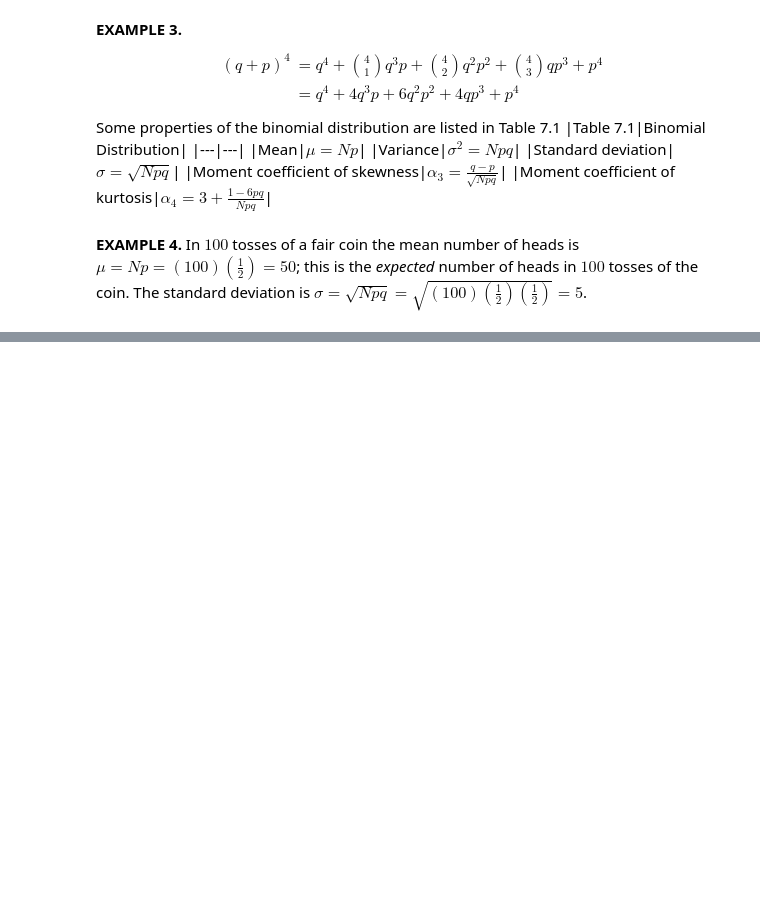
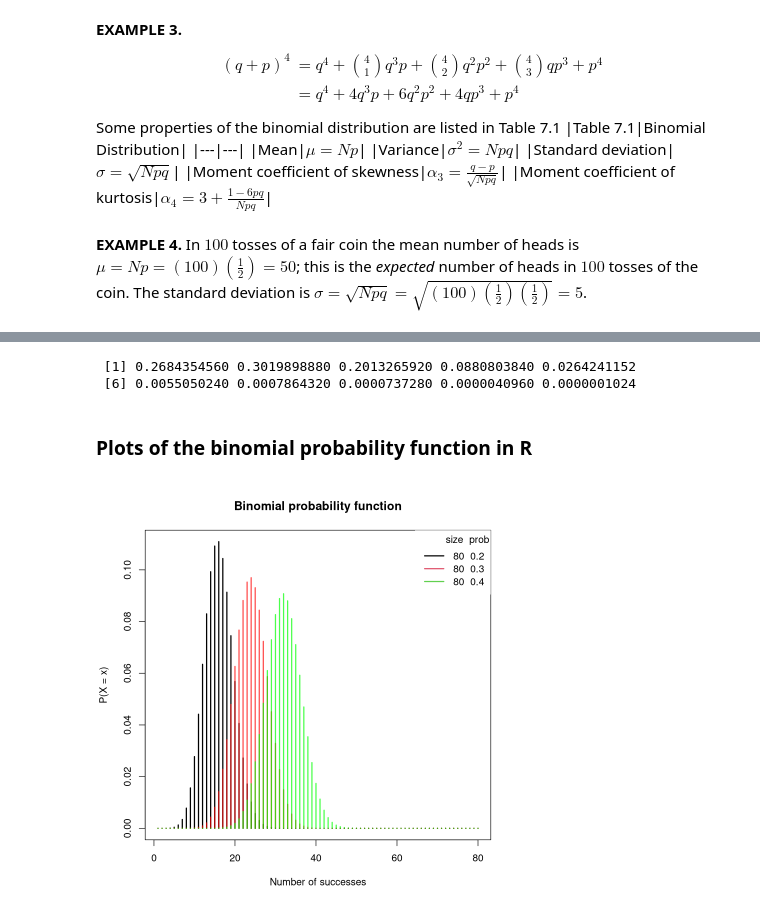
Before and after one commit to jbennett7/Statistics, a Jupyter notebook: 07 Chapter 7 The binomial, normal, and poisson distributions/01 Text/01 The binomial distribution.ipynb, the cells around one changed output, grey strips where cells are left out. Cells and saved outputs as stored; diff of their text form; code cells hidden in the pictures; blank space fills up the shorter version.

```diff
--- a/07 Chapter 7 The binomial, normal, and poisson distributions/01 Text/01 The binomial distribution.ipynb
+++ b/07 Chapter 7 The binomial, normal, and poisson distributions/01 Text/01 The binomial distribution.ipynb
@@ -108,0 +88,30 @@ require(graphics) # Compute P(45 < X < 55) for X Binomial(100,0.5) sum(dbinom(46
+# %%
+dbinom(x = 1:10, size = 10, prob = 0.2)
+# %% [output]
+ [1] 0.2684354560 0.3019898880 0.2013265920 0.0880803840 0.0264241152
+ [6] 0.0055050240 0.0007864320 0.0000737280 0.0000040960 0.0000001024
+# %% [markdown]
+### Plots of the binomial probability function in R
+# %%
+# Grid of X-axis values
+x <- 1:80
+
+# size = 80, prob = 0.2
+plot(dbinom(x, size = 80, prob = 0.2), type = "h", lwd = 2,
+     main = "Binomial probability function",
+     ylab = "P(X = x)", xlab = "Number of successes")
+
+# size = 80, prob = 0.3
+lines(dbinom(x, size = 80, prob = 0.3), type = "h",
+      lwd = 2, col = rgb(1,0,0, 0.7))
+
+# size = 80, prob = 0.4
+lines(dbinom(x, size = 80, prob = 0.4), type = "h",
+      lwd = 2, col = rgb(0, 1, 0, 0.7))
+
+# Add a legend
+legend("topright", legend = c("80  0.2", "80  0.3", "80  0.4"),
+       title = "size  prob", title.adj = 0.95,
+       lty = 1, col = 1:3, lwd = 2, box.lty = 0)
+# %% [output]
+[figure, added]
```
Also changed, not shown: parts of 3 cells of this notebook, 18 other files.
